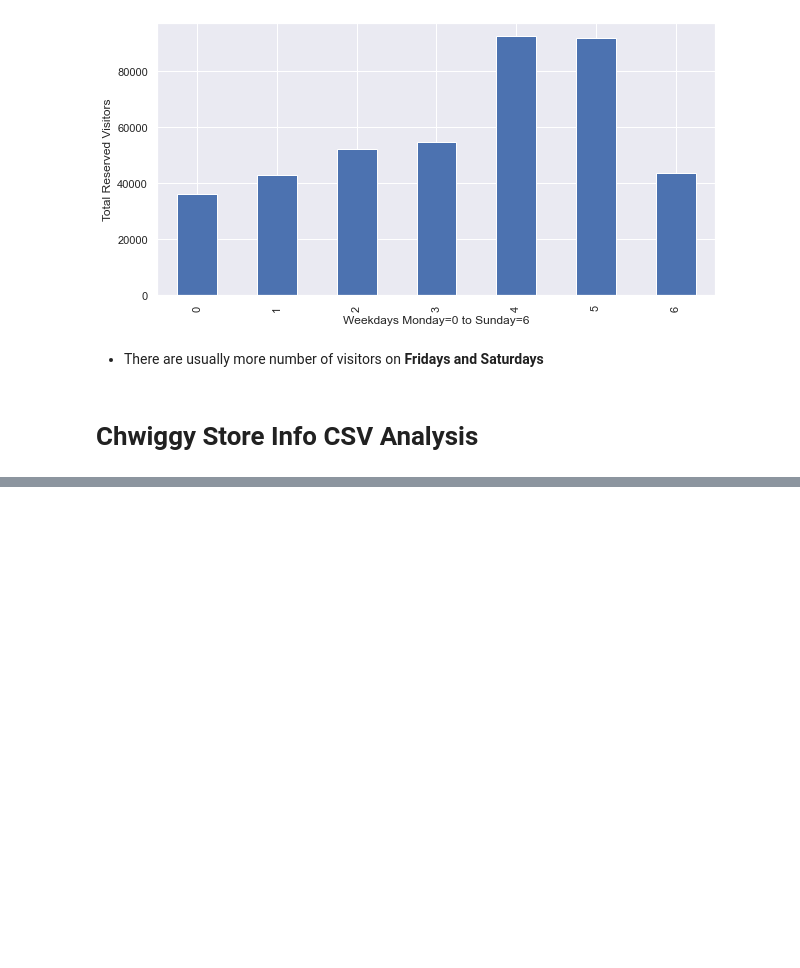
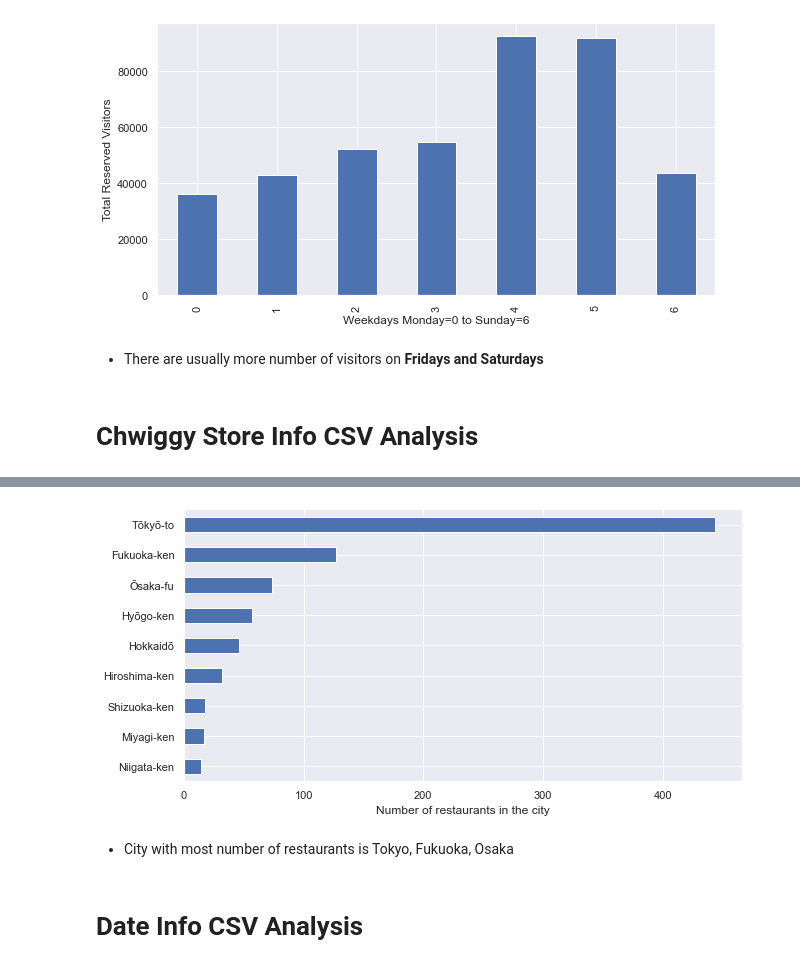
Before and after one commit to ChandrakantSahu17/IIITB_Sem1_ML_Project, a Jupyter notebook: OurCode_TerminalStack.ipynb, the cells around one changed output, grey strips where cells are left out. Cells and saved outputs as stored; diff of their text form; code cells hidden in the pictures; blank space fills up the shorter version.

```diff
--- a/OurCode_TerminalStack.ipynb
+++ b/OurCode_TerminalStack.ipynb
@@ -177,0 +258,5 @@ plt.show()
+# %%
+chw_store_info['city'] = chw_store_info['chw_area_name'].str.split().str[0]
+chw_store_info['ward'] = chw_store_info['chw_area_name'].str.split().str[1]
+chw_store_info['neighborhood'] = chw_store_info['chw_area_name'].str.split().str[2]
+chw_store_info.head()
@@ -177,0 +270,11 @@ plt.show()
+# %%
+temp = chw_store_info['city'].value_counts()
+temp.sort_values().plot(kind='barh',figsize=(10,5))
+plt.xlabel("Number of restaurants in the city")
+plt.show()
+# %% [output]
+[figure, added]
+# %% [markdown]
+* City with most number of restaurants is Tokyo, Fukuoka, Osaka
+# %% [markdown]
+# Date Info CSV Analysis
```
Also changed, not shown: parts of 19 cells of this notebook.
